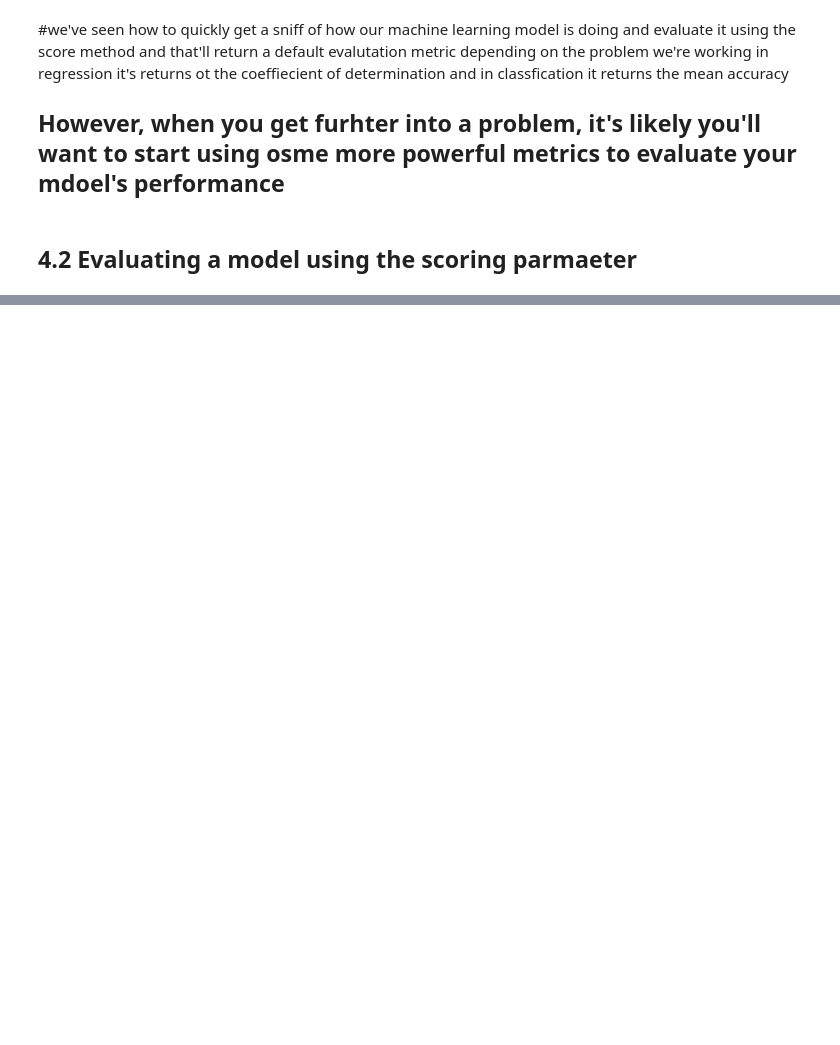
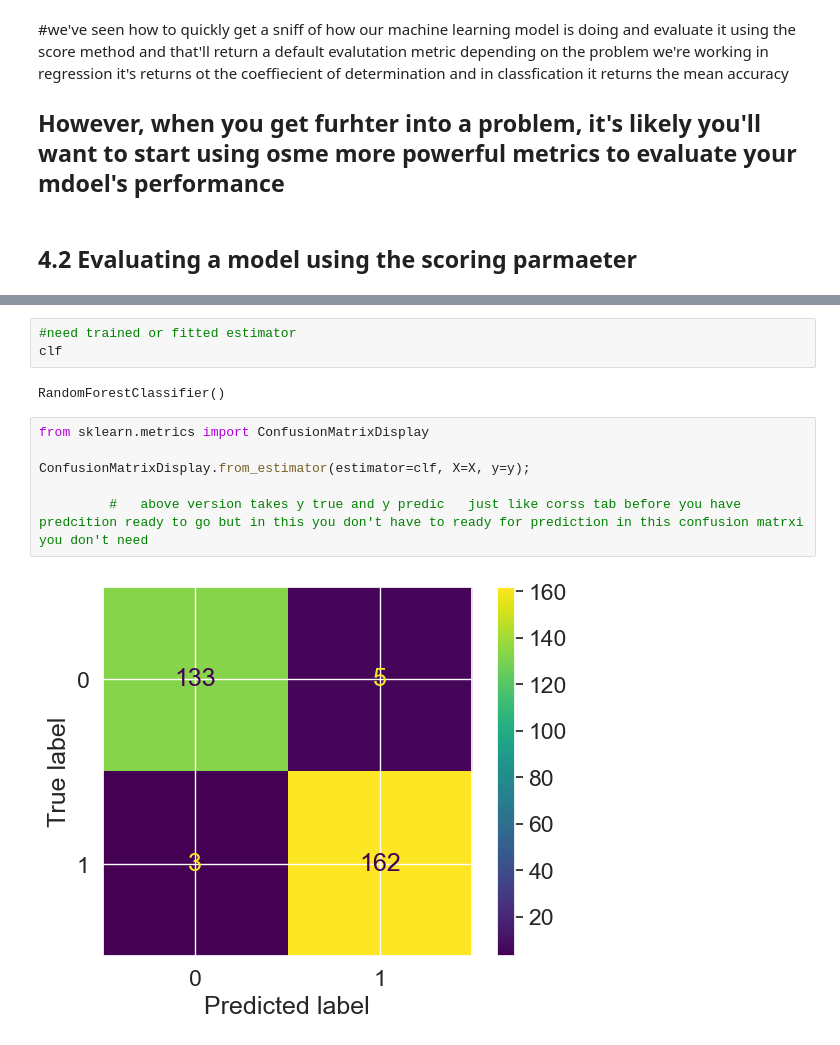
Before and after one commit to nelson2064/Machine-Learning-Data-Science, a Jupyter notebook: fScikitlearn Creating Machine Learning Models/4. Evaluating a machine learning model.ipynb, the cells around one changed output, grey strips where cells are left out. Saved outputs shown, nothing was run; the diff lists cells and outputs as text; blank space fills up the shorter version.

```diff
--- a/fScikitlearn Creating Machine Learning Models/4. Evaluating a machine learning model.ipynb
+++ b/fScikitlearn Creating Machine Learning Models/4. Evaluating a machine learning model.ipynb
@@ -151,0 +505,13 @@ clf.fit(X_train, y_train);
+# %%
+#need trained or fitted estimator
+clf
+# %% [output]
+RandomForestClassifier()
+# %%
+from sklearn.metrics import ConfusionMatrixDisplay
+
+ConfusionMatrixDisplay.from_estimator(estimator=clf, X=X, y=y);
+
+         #   above version takes y true and y predic   just like corss tab before you have predcition ready to go but in this you don't have to ready for prediction in this confusion matrxi you don't need
+# %% [output]
+[figure, added]
```
Also changed, not shown: parts of 62 cells of this notebook, 3 other files.
